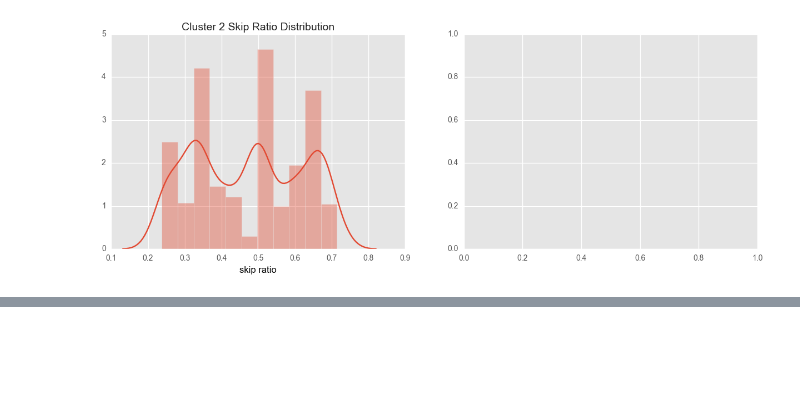
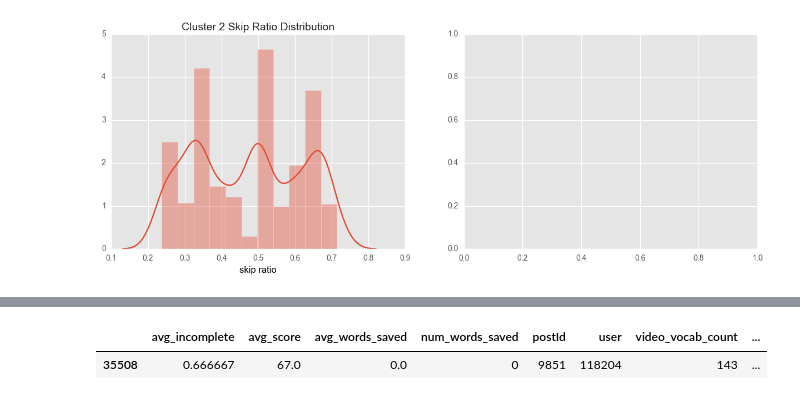
Before and after one commit to Hopenglish-Miners/data-exploration, a Jupyter notebook: jupyter-analysis/new_explorations.ipynb, the cells around one changed output, grey strips where cells are left out. Drawn from its saved outputs; the diff is of its cells as text; code cells hidden in the pictures; blank space fills up the shorter version.

```diff
--- a/jupyter-analysis/new_explorations.ipynb
+++ b/jupyter-analysis/new_explorations.ipynb
@@ -104,0 +234,5 @@ c2.set_xlabel("skip ratio",color="black")
+# %%
+df_processed_cluster2[df_processed_cluster2['user']==118204]
+# %% [output]
+|  | avg_incomplete | avg_score | avg_words_saved | num_words_saved | postId | user | video_vocab_count | ... |
+| 35508 | 0.666667 | 67.0 | 0.0 | 0 | 9851 | 118204 | 143 | ... |
```
Also changed, not shown: parts of 11 cells of this notebook.
